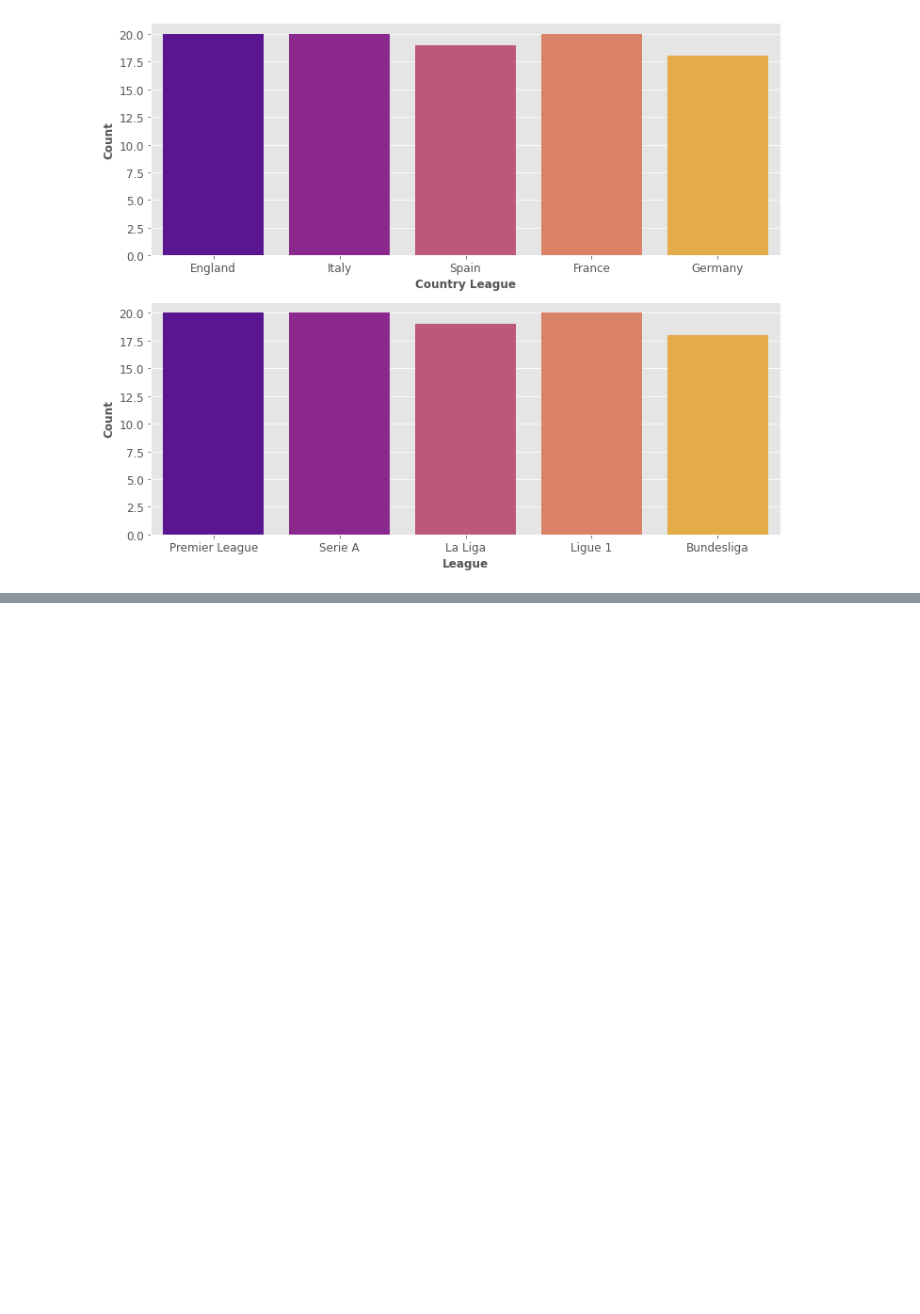
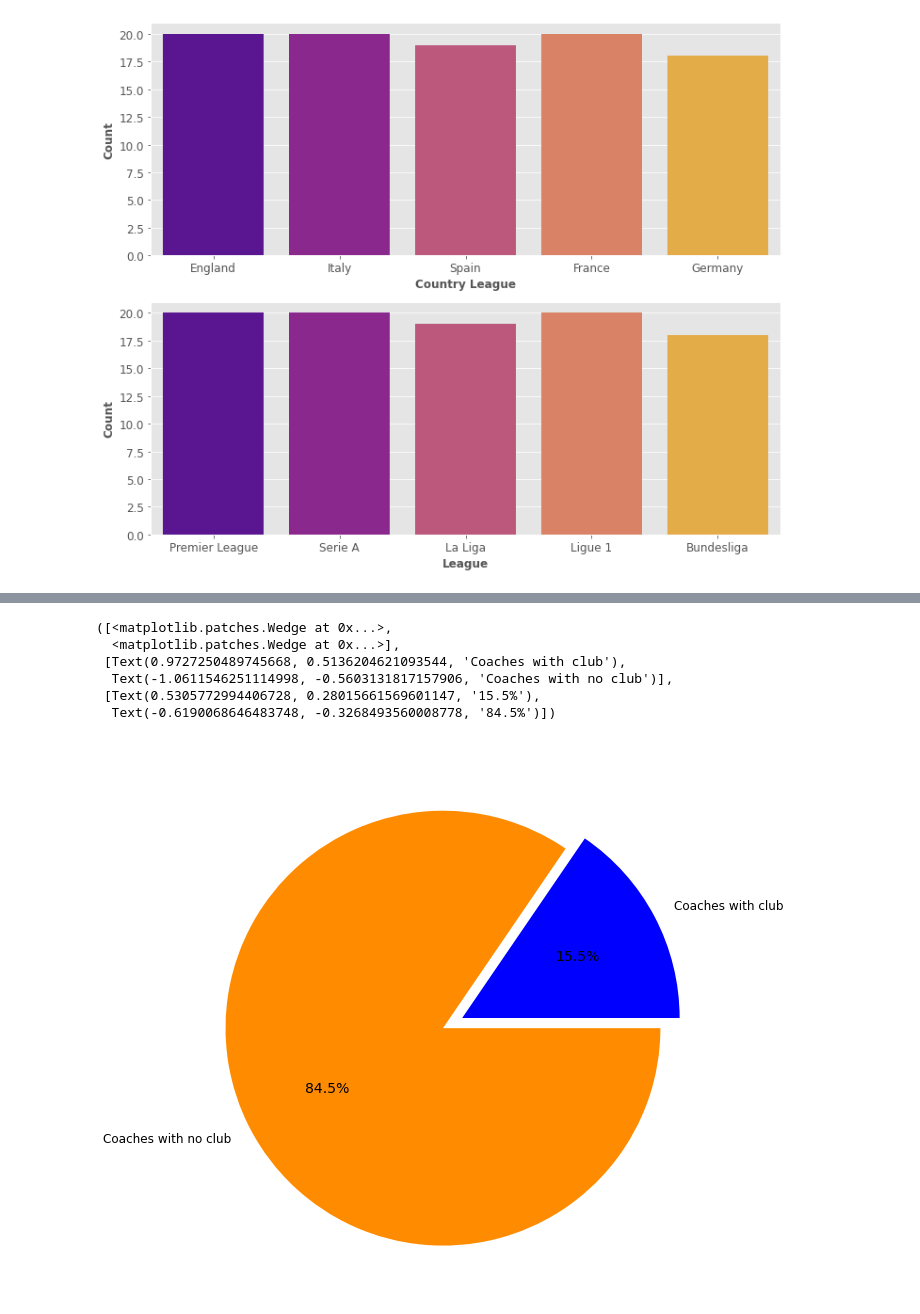
Before and after one commit to hatchdavid1/sports_data, a Jupyter notebook: coach_analysis.ipynb, the cells around one changed output, grey strips where cells are left out. Cells and saved outputs as stored; diff of their text form; code cells hidden in the pictures; blank space fills up the shorter version.

```diff
--- a/coach_analysis.ipynb
+++ b/coach_analysis.ipynb
@@ -90,3 +90,17 @@ for i in cities.index.tolist():
 coaches_map
 # %% [output]
 [interactive output not drawn]
+# %%
+no_club = len(coaches[coaches['club'] == 'Without Club'])
+w_club = len(coaches)-no_club
+parts = [no_club, w_club]
+colors = ['blue', 'darkorange']
+plt.pie(parts, colors = colors, explode = [0.0,.1], labels = ['Coaches with club', 'Coaches with no club'], autopct='%1.1f%%')
+# %% [output]
+([<matplotlib.patches.Wedge at 0x...>,
+  <matplotlib.patches.Wedge at 0x...>],
+ [Text(0.9727250489745668, 0.5136204621093544, 'Coaches with club'),
+  Text(-1.0611546251114998, -0.5603131817157906, 'Coaches with no club')],
+ [Text(0.5305772994406728, 0.28015661569601147, '15.5%'),
+  Text(-0.6190068646483748, -0.3268493560008778, '84.5%')])
+[figure, added]
```
